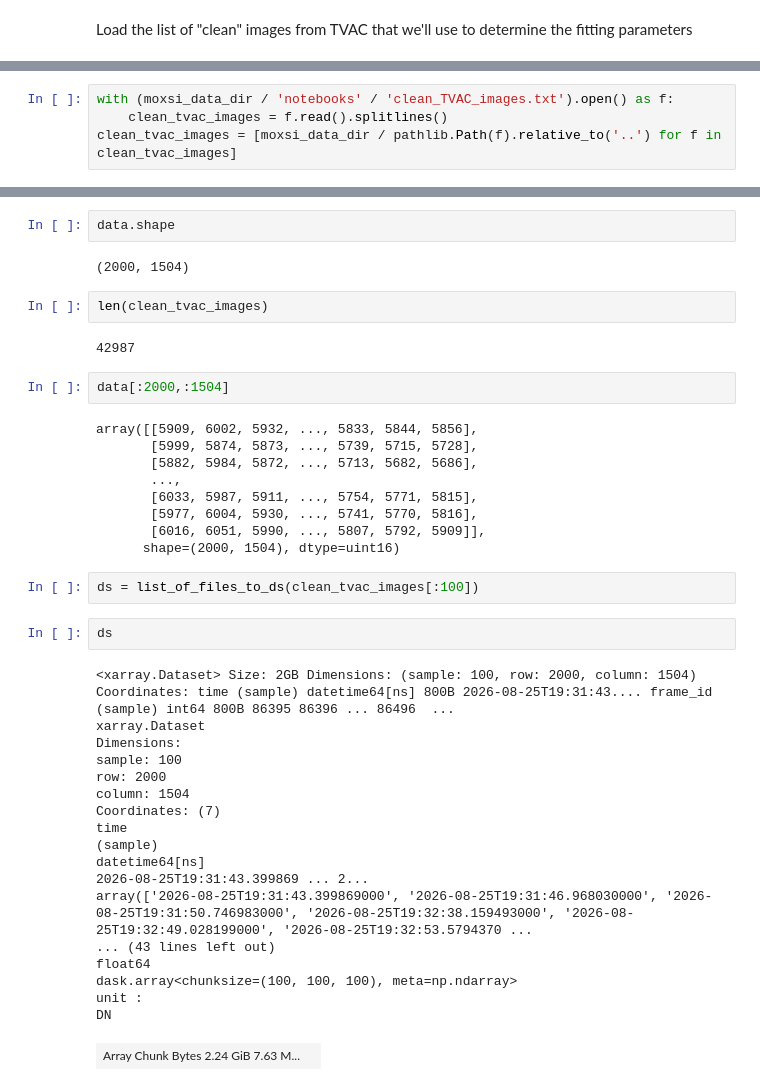
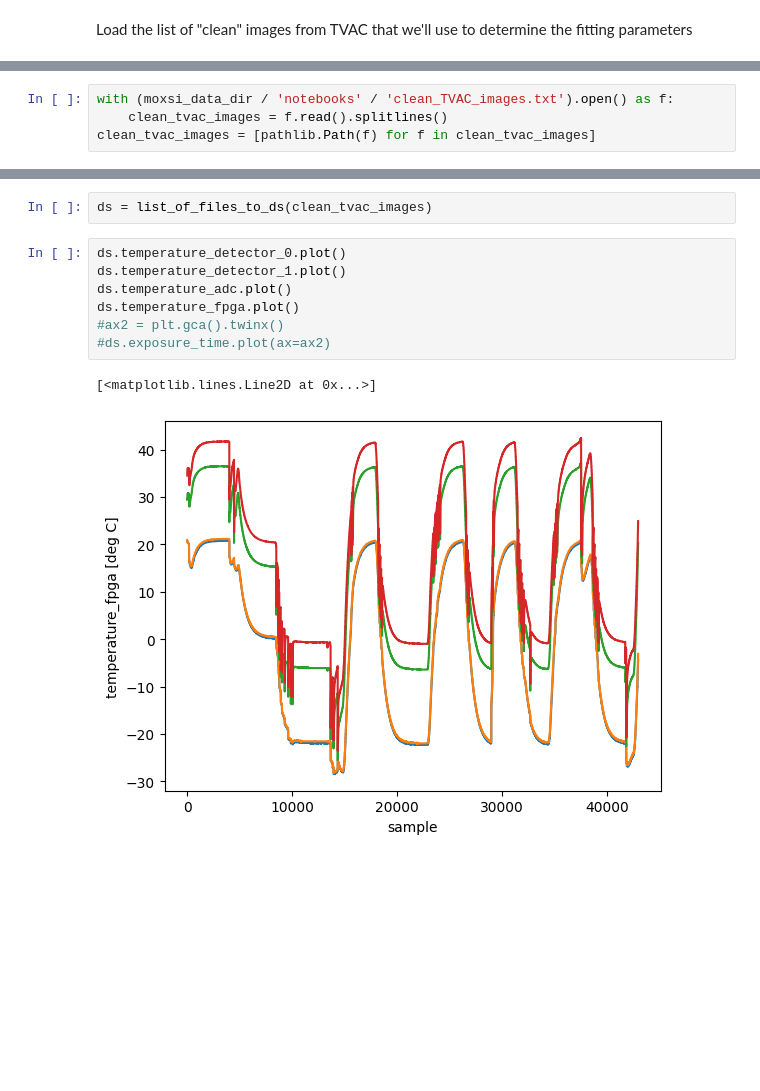
Before and after one commit to wtbarnes/moxsi-science-planning, a Jupyter notebook: pedestal/tvac-pedestal-fitting.ipynb, the cells around one changed output, grey strips where cells are left out. Drawn from its saved outputs; the diff is of its cells as text; blank space fills up the shorter version.

```diff
--- a/pedestal/tvac-pedestal-fitting.ipynb
+++ b/pedestal/tvac-pedestal-fitting.ipynb
@@ -12,4 +22,4 @@ Load the list of "clean" images from TVAC that we'll use to determine the fittin
 # %%
 with (moxsi_data_dir / 'notebooks' / 'clean_TVAC_images.txt').open() as f:
     clean_tvac_images = f.read().splitlines()
-clean_tvac_images = [moxsi_data_dir / pathlib.Path(f).relative_to('..') for f in clean_tvac_images]
+clean_tvac_images = [pathlib.Path(f) for f in clean_tvac_images]
@@ -24,42 +26,12 @@ PosixPath('moxsi_images_from_tvac/csie_20260825_TBAL_hot/csie_image_20260825_193
-# %%
-data.shape
-# %% [output]
-(2000, 1504)
-# %%
-len(clean_tvac_images)
-# %% [output]
-42987
-# %%
-data[:2000,:1504]
-# %% [output]
-array([[5909, 6002, 5932, ..., 5833, 5844, 5856],
-       [5999, 5874, 5873, ..., 5739, 5715, 5728],
-       [5882, 5984, 5872, ..., 5713, 5682, 5686],
-       ...,
-       [6033, 5987, 5911, ..., 5754, 5771, 5815],
-       [5977, 6004, 5930, ..., 5741, 5770, 5816],
-       [6016, 6051, 5990, ..., 5807, 5792, 5909]],
-      shape=(2000, 1504), dtype=uint16)
 # %%
-ds = list_of_files_to_ds(clean_tvac_images[:100])
+ds = list_of_files_to_ds(clean_tvac_images)
-# %%
-ds
-# %% [output]
-<xarray.Dataset> Size: 2GB Dimensions: (sample: 100, row: 2000, column: 1504) Coordinates: time (sample) datetime64[ns] 800B 2026-08-25T19:31:43.... frame_id (sample) int64 800B 86395 86396 ... 86496  ...
-xarray.Dataset
-Dimensions:
-sample: 100
-row: 2000
-column: 1504
-Coordinates: (7)
-time
-(sample)
-datetime64[ns]
-2026-08-25T19:31:43.399869 ... 2...
-array(['2026-08-25T19:31:43.399869000', '2026-08-25T19:31:46.968030000', '2026-08-25T19:31:50.746983000', '2026-08-25T19:32:38.159493000', '2026-08-25T19:32:49.028199000', '2026-08-25T19:32:53.5794370 ...
-... (43 lines left out)
-float64
-dask.array<chunksize=(100, 100, 100), meta=np.ndarray>
-unit :
-DN
-| Array Chunk Bytes 2.24 GiB 7.63 M... |  |
+# %%
+ds.temperature_detector_0.plot()
+ds.temperature_detector_1.plot()
+ds.temperature_adc.plot()
+ds.temperature_fpga.plot()
+#ax2 = plt.gca().twinx()
+#ds.exposure_time.plot(ax=ax2)
+# %% [output]
+[<matplotlib.lines.Line2D at 0x...>]
+[figure, added]
```
Also changed, not shown: parts of 17 cells of this notebook, 6 other files.
